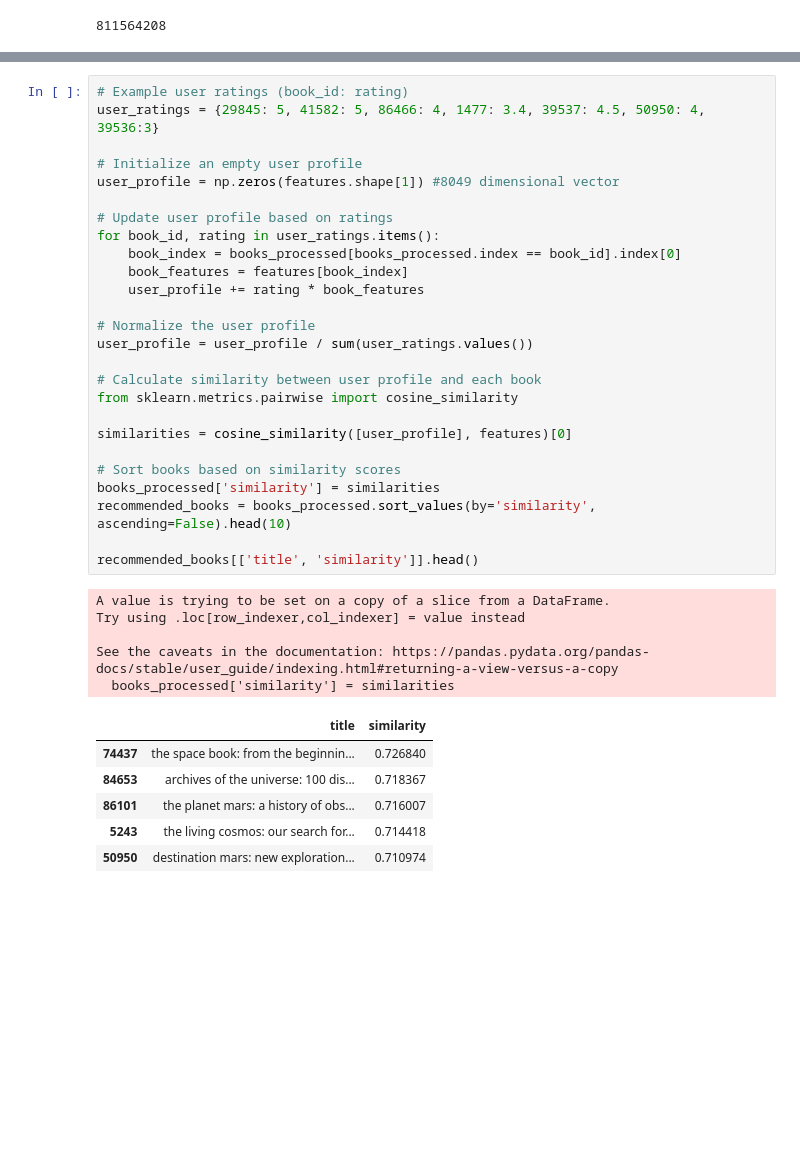
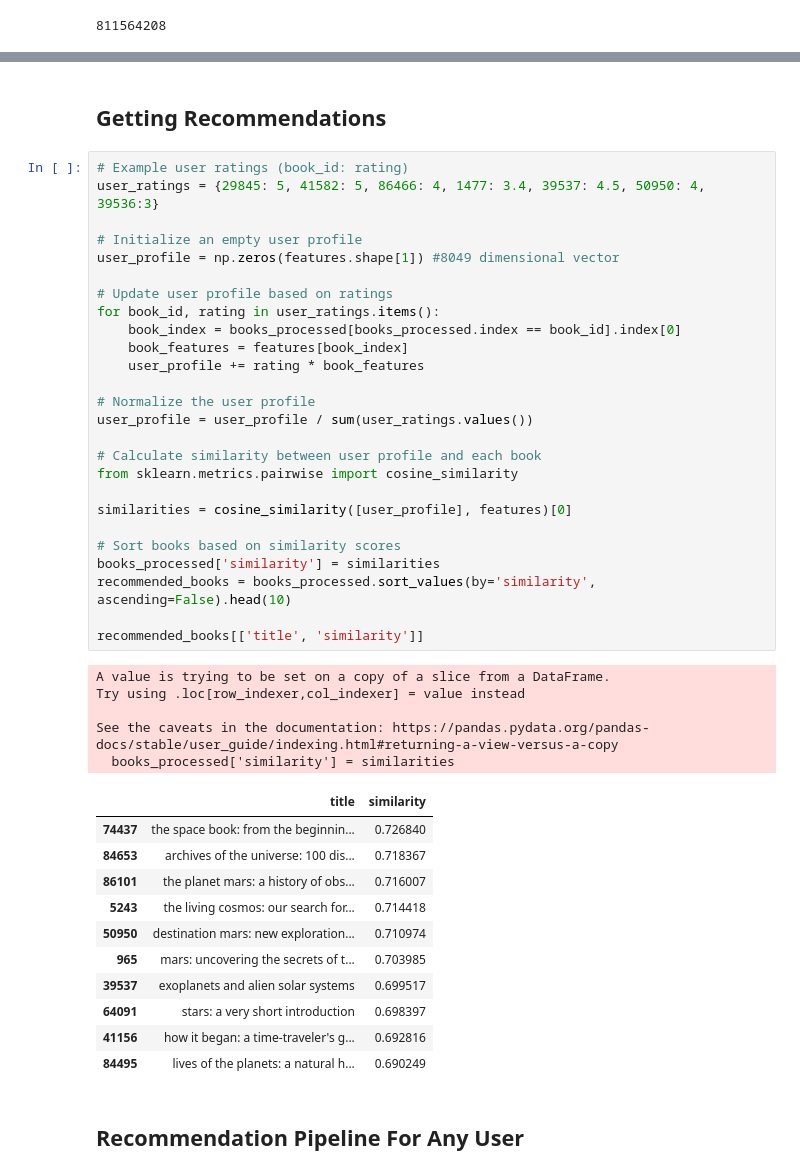
Before and after one commit to M-Awwab-Khan/personalized-book-recommender, a Jupyter notebook: personlized-book-recommender.ipynb, the cells around one changed output, grey strips where cells are left out. Cells and saved outputs as stored; diff of their text form; blank space fills up the shorter version.

```diff
--- a/personlized-book-recommender.ipynb
+++ b/personlized-book-recommender.ipynb
@@ -378,3 +388,5 @@ books_processed[books_processed.title.str.contains('planet')].sample(10)
+# %% [markdown]
+## Getting Recommendations
 # %%
 # Example user ratings (book_id: rating)
 user_ratings = {29845: 5, 41582: 5, 86466: 4, 1477: 3.4, 39537: 4.5, 50950: 4, 39536:3}
@@ -385,31 +397,38 @@ user_profile = np.zeros(features.shape[1]) #8049 dimensional vector
 # Update user profile based on ratings
 for book_id, rating in user_ratings.items():
     book_index = books_processed[books_processed.index == book_id].index[0]
     book_features = features[book_index]
     user_profile += rating * book_features
 
 # Normalize the user profile
 user_profile = user_profile / sum(user_ratings.values())
 
 # Calculate similarity between user profile and each book
 from sklearn.metrics.pairwise import cosine_similarity
 
 similarities = cosine_similarity([user_profile], features)[0]
 
 # Sort books based on similarity scores
 books_processed['similarity'] = similarities
 recommended_books = books_processed.sort_values(by='similarity', ascending=False).head(10)
 
-recommended_books[['title', 'similarity']].head()
+recommended_books[['title', 'similarity']]
 # %% [output]
 A value is trying to be set on a copy of a slice from a DataFrame.
 Try using .loc[row_indexer,col_indexer] = value instead
 
 See the caveats in the documentation: https://pandas.pydata.org/pandas-docs/stable/user_guide/indexing.html#returning-a-view-versus-a-copy
   books_processed['similarity'] = similarities
 |  | title | similarity |
 | 74437 | the space book: from the beginnin... | 0.726840 |
 | 84653 | archives of the universe: 100 dis... | 0.718367 |
 | 86101 | the planet mars: a history of obs... | 0.716007 |
 | 5243 | the living cosmos: our search for... | 0.714418 |
 | 50950 | destination mars: new exploration... | 0.710974 |
+| 965 | mars: uncovering the secrets of t... | 0.703985 |
+| 39537 | exoplanets and alien solar systems | 0.699517 |
+| 64091 | stars: a very short introduction | 0.698397 |
+| 41156 | how it began: a time-traveler's g... | 0.692816 |
+| 84495 | lives of the planets: a natural h... | 0.690249 |
+# %% [markdown]
+## Recommendation Pipeline For Any User
```
Also changed, not shown: parts of 12 cells of this notebook.
